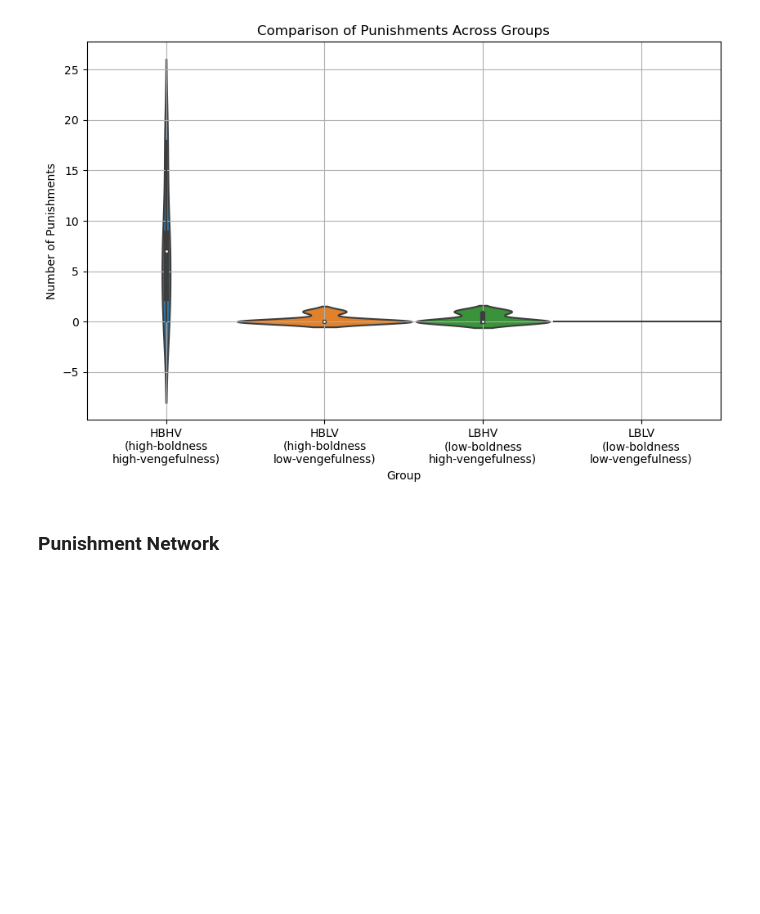
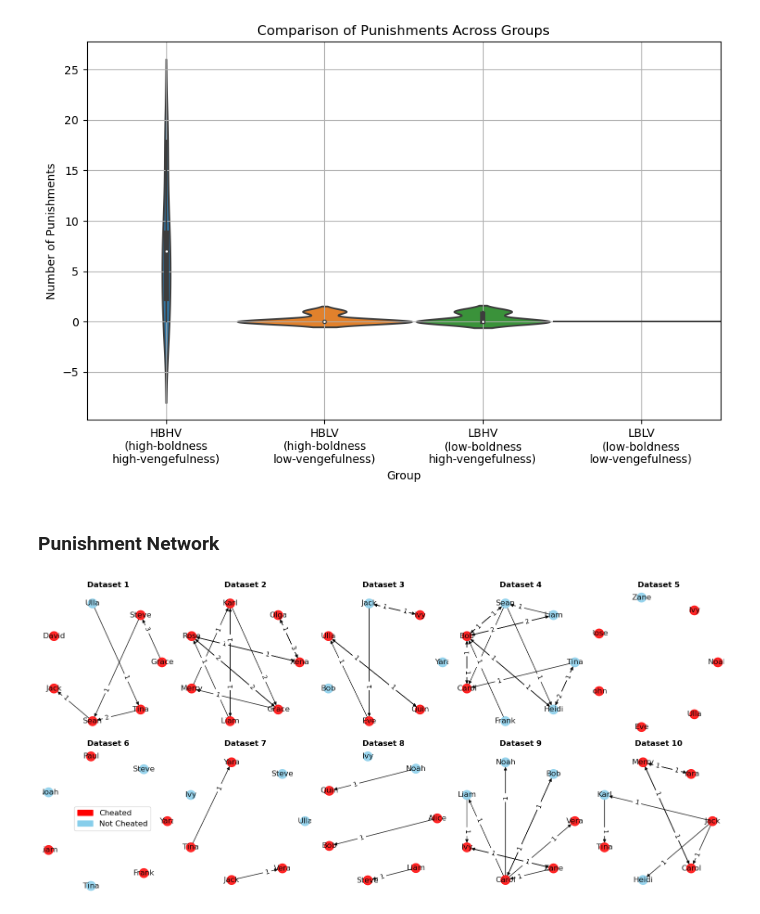
Before and after one commit to NeoGendaijin/NormGame_LLM, a Jupyter notebook: Eval.ipynb, the cells around one changed output. Cells and saved outputs as stored; diff of their text form; code cells hidden in the pictures; blank space fills up the shorter version.

```diff
--- a/Eval.ipynb
+++ b/Eval.ipynb
@@ -115,30 +105,12 @@ import pandas as pd
 import numpy as np
 import re
 import networkx as nx
+import matplotlib.patches as mpatches
 import matplotlib.pyplot as plt
 
-def plot_punishment_graph(data, ax):
-    # 名前のリストを取得
-    names = data['Name'].unique()
-    # 隣接行列の初期化
-    adj_matrix = pd.DataFrame(np.zeros((len(names), len(names)), dtype=int), index=names, columns=names)
-    has_cheated = {name: False for name in names}
-    # 隣接行列を更新
-    for _, row in data.iterrows():
-        punished_name = extract_punished_name_discussion(row['Content'])
-        if punished_name in names:
-            adj_matrix.loc[row['Name'], punished_name] += 1
-        has_cheated[row['Name']] = row['Has Cheated']
-    # 隣接行列を用いてネットワークを可視化
-    G = nx.from_pandas_adjacency(adj_matrix, create_using=nx.DiGraph)
-    pos = nx.circular_layout(G)  # ノードの位置を決定
-    node_colors = ["red" if has_cheated[node] else "skyblue" for node in G.nodes]
-    nx.draw(G, pos, with_labels=True, node_size=200, node_color=node_colors, alpha=0.6, arrows=True, ax=ax)
-    nx.draw_networkx_edge_labels(G, pos, edge_labels={(u, v): d['weight'] for u, v, d in G.edges(data=True)}, label_pos=0.3, ax=ax)
-
-def plot_punishment_graph_from_log(data,log_text, ax):
+def plot_punishment_graph_from_log(data,log_text, ax,session):
     # 名前とチート情報をログテキストから抽出
-    has_cheated_info = extract_names_and_cheating_info(log_text)
+    has_cheated_info = extract_names_and_cheated(log_text, session)
     names = list(has_cheated_info.keys())
 
     # 隣接行列の初期化
@@ -162,4 +134,26 @@ def plot_punishment_graph_from_log(data,log_text, ax):
     node_colors = ["red" if has_cheated_info[node] else "skyblue" for node in G.nodes]
     nx.draw(G, pos, with_labels=True, node_size=200, node_color=node_colors, alpha=0.6, arrows=True, ax=ax)
     nx.draw_networkx_edge_labels(G, pos, edge_labels={(u, v): d['weight'] for u, v, d in G.edges(data=True)}, label_pos=0.3, ax=ax)
+# %%
+log_text = open('./data/high_bold_high_venge/log.txt').read()
+# hbhv_datasリストのデータに対してプロット
+fig, axes = plt.subplots(2, 5, figsize=(15, 7))
+plt.subplots_adjust(wspace=0.5, hspace=0.5)
+# 凡例用のパッチを作成
+cheated_patch = mpatches.Patch(color='red', label='Cheated')
+not_cheated_patch = mpatches.Patch(color='skyblue', label='Not Cheated')
+
+for i, data in enumerate(hbhv_datas):
+    row = i // 5
+    col = i % 5
+    plot_punishment_graph_from_log(data,log_text, axes[row, col],f"TRY{i+1}")
+    axes[row, col].set_title(f'Dataset {i+1}', fontweight='bold')
+
+# 全体の凡例を追加
+fig.legend(handles=[cheated_patch, not_cheated_patch],loc='lower left', bbox_to_anchor=(0.05, 0.2), ncol=1, fontsize='large')
+
+plt.tight_layout()
+plt.show()
+# %% [output]
+[figure, added]
 # %%
```
Also changed, not shown: parts of 3 cells of this notebook.
